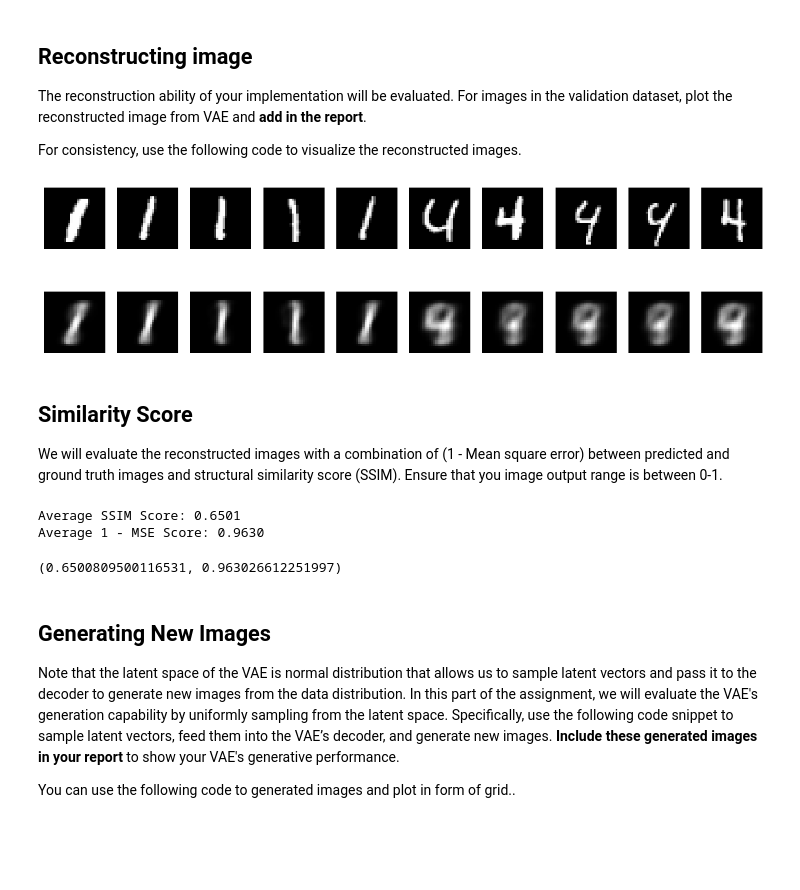
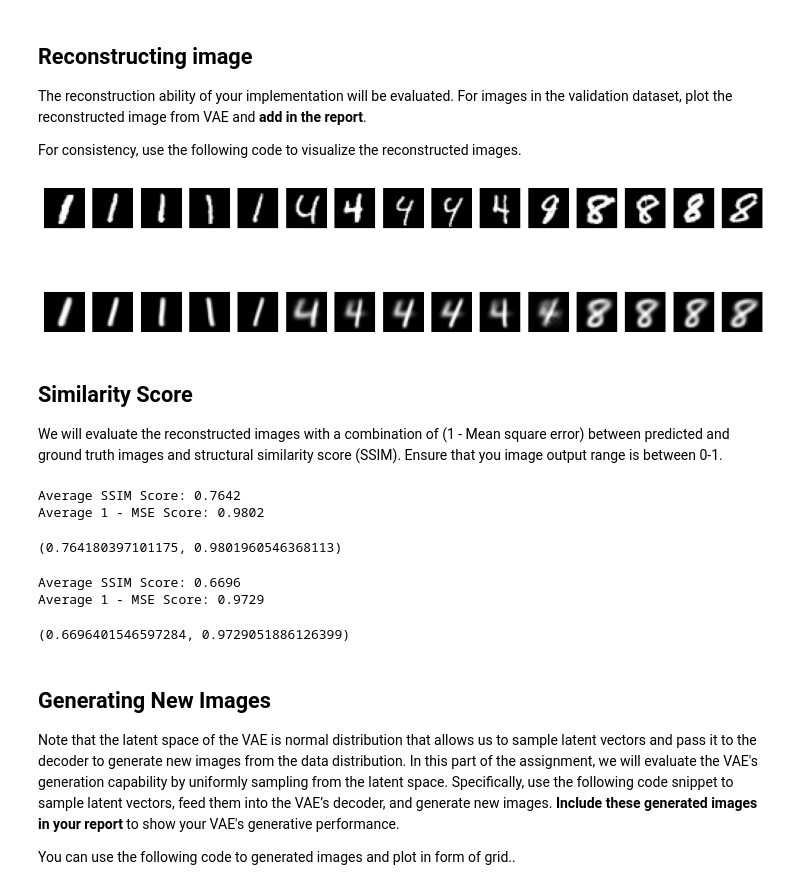
Before and after one commit to RISHIT7/GMM-VAE, a Jupyter notebook: notebooks/GMVAE.ipynb, the cells around one changed output. Cells and saved outputs as stored; diff of their text form; code cells hidden in the pictures; blank space fills up the shorter version.

```diff
--- a/notebooks/GMVAE.ipynb
+++ b/notebooks/GMVAE.ipynb
@@ -373,30 +472,26 @@ For consistency, use the following code to visualize the reconstructed images.
 # %%
 def show_reconstruction(model, val_loader, n=10):
     model.eval()
     data, labels = next(iter(val_loader))
 
-    # Needs to be changed
-    my_data = data.view(-1, 28*28)
-    my_data = my_data.to(device)
-
     data = data.to(device)
-    _, _, _, recon_data = model(my_data) # Needs to be changed
+    recon_data, _, _ = model(data) # Needs to be changed
 
     fig, axes = plt.subplots(2, n, figsize=(15, 4))
     for i in range(n):
         # Original images
         axes[0, i].imshow(data[i].cpu().numpy().squeeze(), cmap='gray')
         axes[0, i].axis('off')
         # Reconstructed images
         axes[1, i].imshow(recon_data[i].cpu().view(28, 28).detach().numpy(), cmap='gray')
         axes[1, i].axis('off')
     plt.show()
 
-n = 10
+n = 15
 val_loader = DataLoader(test_dataset, batch_size = n)
 show_reconstruction(vae, val_loader, n=n)
 # %% [output]
-[figure, old version]
+[figure, new version]
 # %% [markdown]
 ## Similarity Score
 We will evaluate the reconstructed images with a combination of (1 - Mean square error) between predicted and ground truth images and structural similarity score (SSIM). Ensure that you image output  range is between 0-1.
@@ -445,15 +539,22 @@ def similarity_scores(model, val_loader, n=10):
 
     return avg_ssim, avg_mse_score
 # %%
-
 # Example usage with val_loader and VAE model
-n = 10
+n = 15
 val_loader = DataLoader(train_dataset, batch_size=n)
 similarity_scores(vae, val_loader, n=n)
 # %% [output]
-Average SSIM Score: 0.6501
-Average 1 - MSE Score: 0.9630
+Average SSIM Score: 0.7642
+Average 1 - MSE Score: 0.9802
-(0.6500809500116531, 0.963026612251997)
+(0.764180397101175, 0.9801960546368113)
+# %%
+n = 15
+val_loader = DataLoader(test_dataset, batch_size=n)
+similarity_scores(vae, val_loader, n=n)
+# %% [output]
+Average SSIM Score: 0.6696
+Average 1 - MSE Score: 0.9729
+(0.6696401546597284, 0.9729051886126399)
 # %% [markdown]
 ## Generating New Images
 
```
Also changed, not shown: parts of 27 cells of this notebook.
